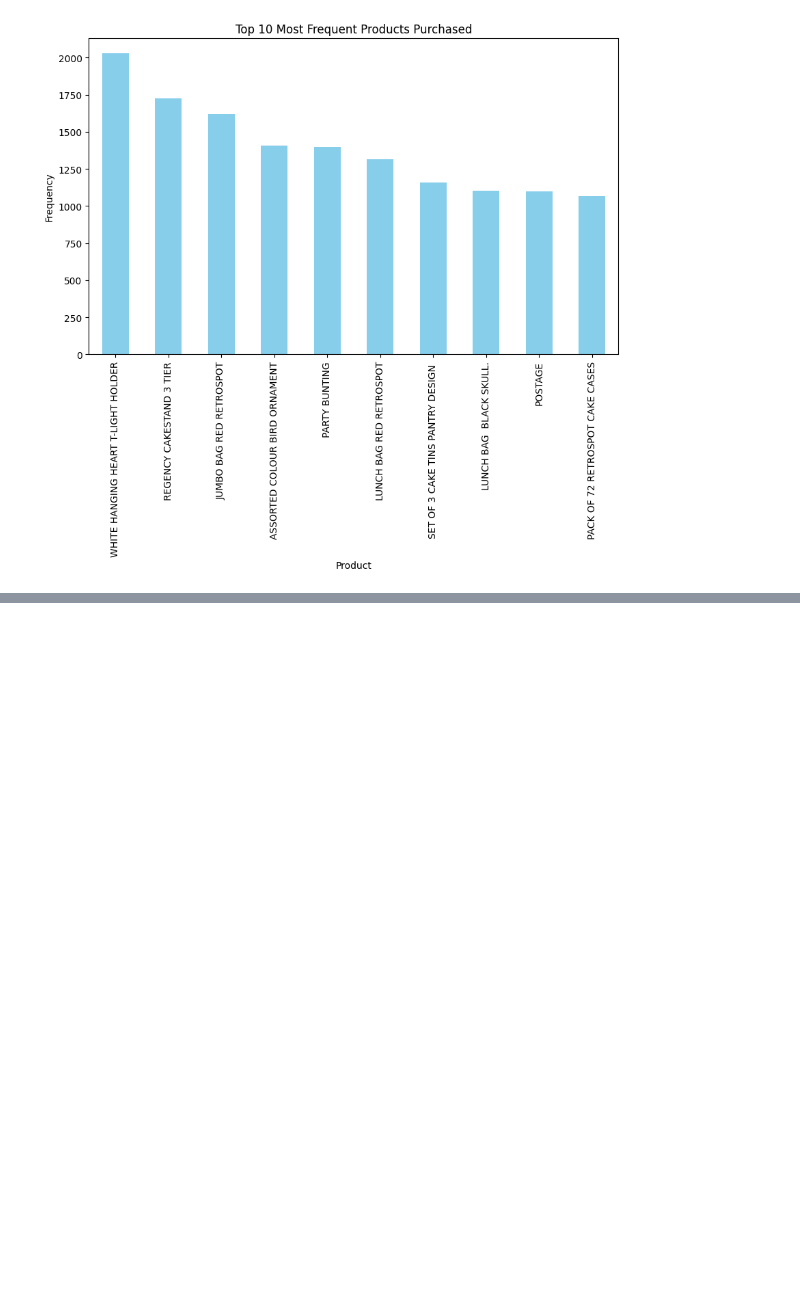
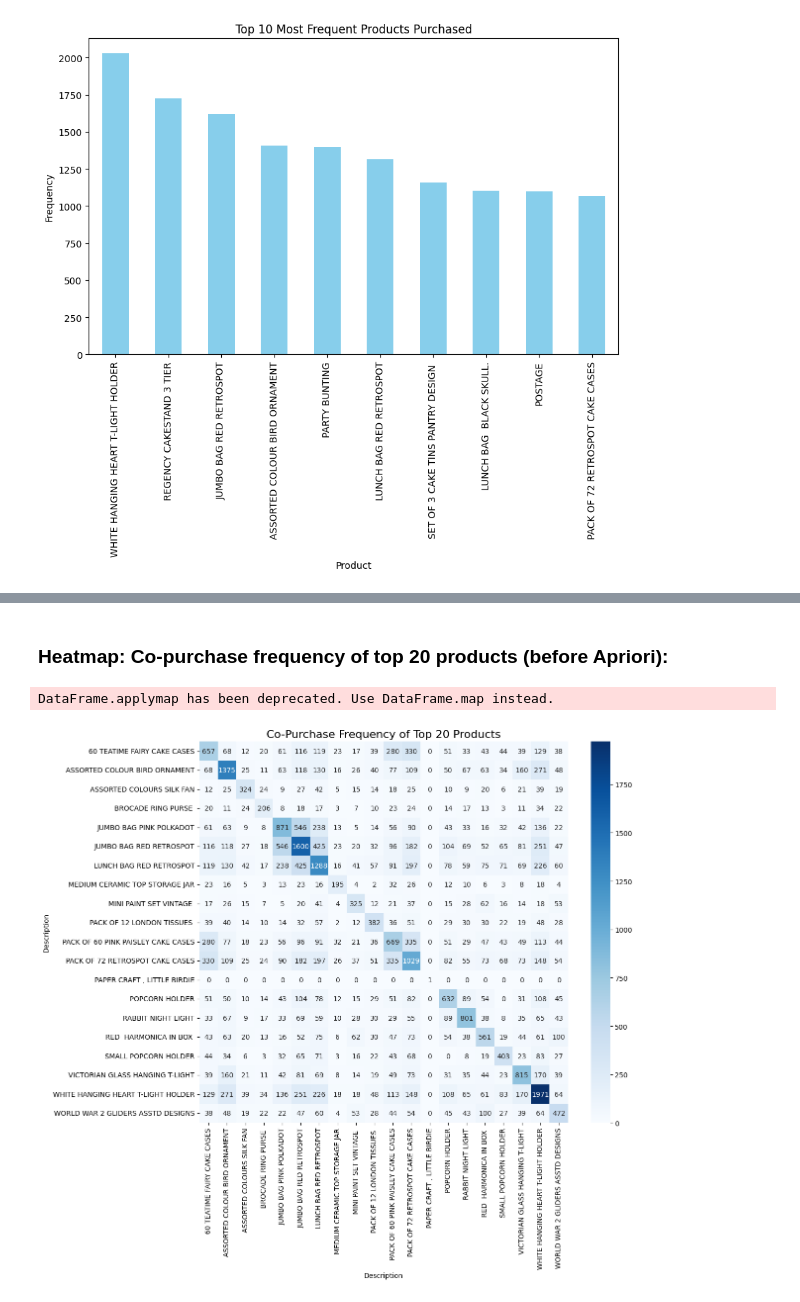
Before and after one commit to Faghaee2000/Market-Basket-Analysis-using-Online-Retail-Dataset, a Jupyter notebook: Market_Analysis.ipynb, the cells around one changed output, grey strips where cells are left out. Drawn from its saved outputs; the diff is of its cells as text; code cells hidden in the pictures; blank space fills up the shorter version.

```diff
--- a/Market_Analysis.ipynb
+++ b/Market_Analysis.ipynb
@@ -106,0 +141,24 @@ plt.show()
+# %% [markdown]
+### Heatmap: Co-purchase frequency of top 20 products (before Apriori):
+# %%
+top_products = df.groupby('Description')['Quantity'].sum().sort_values(ascending=False).head(20).index
+df_top = df[df['Description'].isin(top_products)]
+basket = (df_top
+          .groupby(['InvoiceNo', 'Description'])['Quantity']
+          .sum()
+          .unstack()
+          .fillna(0))
+
+# Convert to binary (1 if product is purchased, 0 otherwise)
+basket = basket.applymap(lambda x: 1 if x > 0 else 0)
+
+co_purchase = basket.T.dot(basket)
+
+# Plot heatmap
+plt.figure(figsize=(12,10))
+sns.heatmap(co_purchase, annot=True, fmt='g', cmap='Blues')
+plt.title("Co-Purchase Frequency of Top 20 Products", fontsize=16)
+plt.show()
+# %% [output]
+DataFrame.applymap has been deprecated. Use DataFrame.map instead.
+[figure, added]
```
Also changed, not shown: parts of 20 cells of this notebook.
